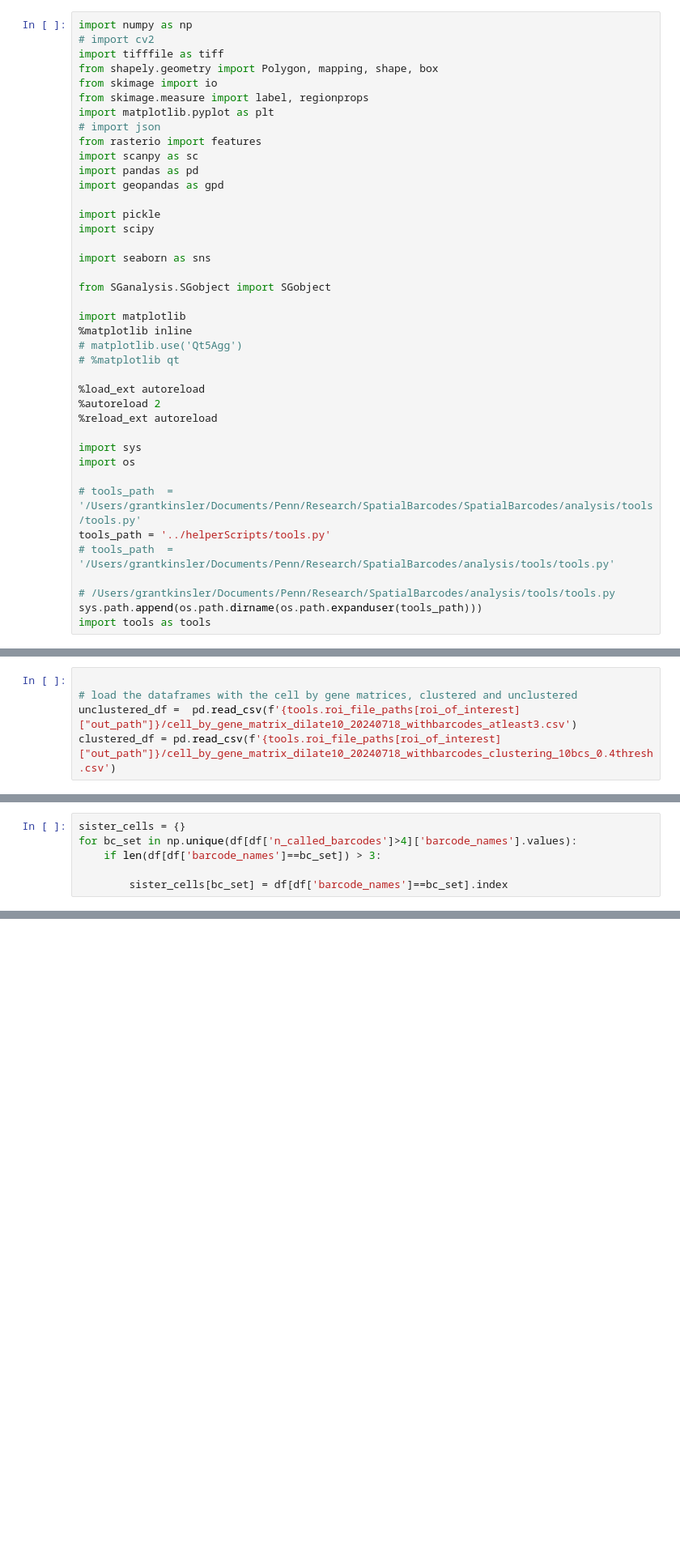
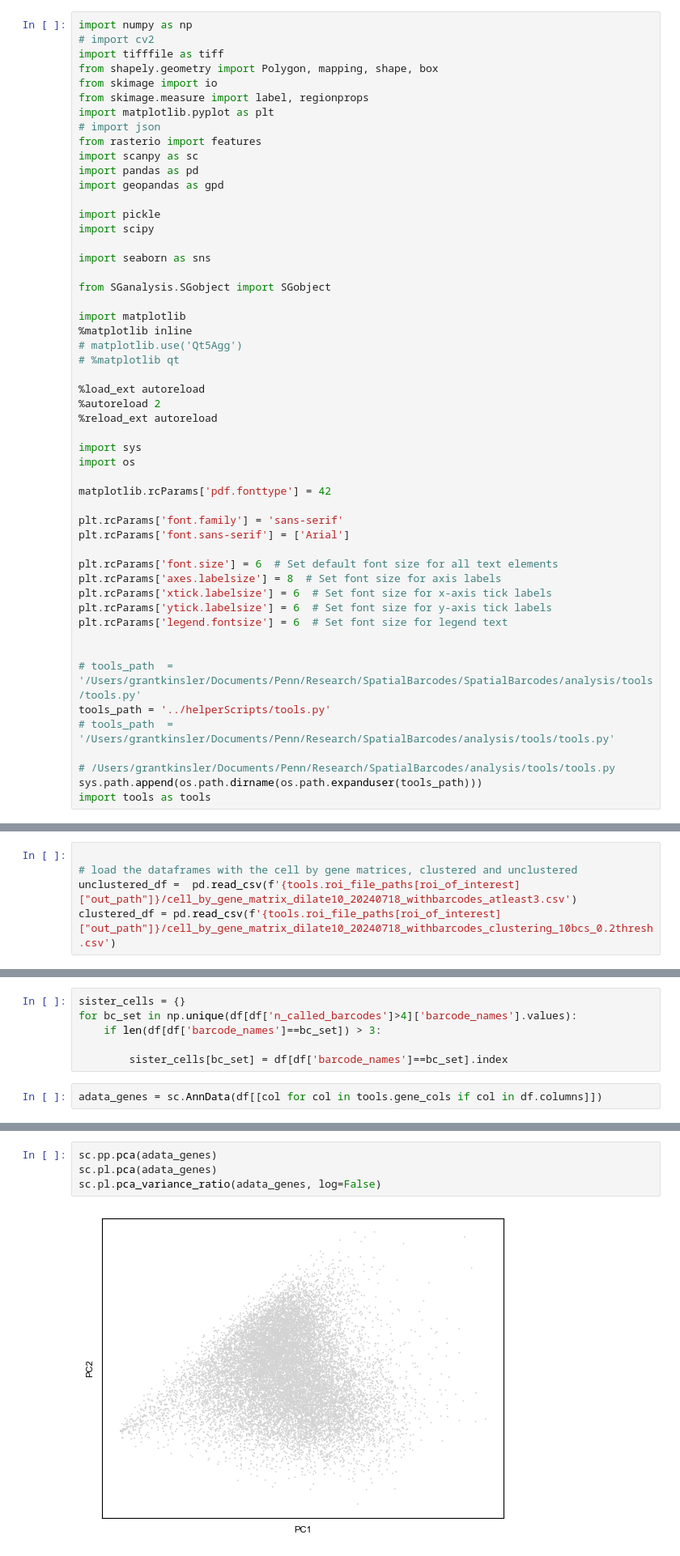
Before and after one commit to grantkinsler/SpatialBarcodes, a Jupyter notebook: paper/plotScripts/in_vitro_sister_similarity.ipynb, the cells around one changed output, grey strips where cells are left out. Shown at 81% size. Saved outputs shown, nothing was run; the diff lists cells and outputs as text; blank space fills up the shorter version.

```diff
--- a/paper/plotScripts/in_vitro_sister_similarity.ipynb
+++ b/paper/plotScripts/in_vitro_sister_similarity.ipynb
@@ -31,6 +31,18 @@ import matplotlib
 import sys
 import os
 
+matplotlib.rcParams['pdf.fonttype'] = 42
+
+plt.rcParams['font.family'] = 'sans-serif'
+plt.rcParams['font.sans-serif'] = ['Arial']
+
+plt.rcParams['font.size'] = 6  # Set default font size for all text elements
+plt.rcParams['axes.labelsize'] = 8  # Set font size for axis labels
+plt.rcParams['xtick.labelsize'] = 6  # Set font size for x-axis tick labels
+plt.rcParams['ytick.labelsize'] = 6  # Set font size for y-axis tick labels
+plt.rcParams['legend.fontsize'] = 6  # Set font size for legend text
+
+
 # tools_path  = '/Users/grantkinsler/Documents/Penn/Research/SpatialBarcodes/SpatialBarcodes/analysis/tools/tools.py'
 tools_path = '../helperScripts/tools.py'
 # tools_path  = '/Users/grantkinsler/Documents/Penn/Research/SpatialBarcodes/analysis/tools/tools.py'
@@ -48,7 +60,7 @@ with open(f'{tools.roi_file_paths[roi_of_interest]["out_path"]}/sg_object_dilate
 
 # load the dataframes with the cell by gene matrices, clustered and unclustered
 unclustered_df =  pd.read_csv(f'{tools.roi_file_paths[roi_of_interest]["out_path"]}/cell_by_gene_matrix_dilate10_20240718_withbarcodes_atleast3.csv')
-clustered_df = pd.read_csv(f'{tools.roi_file_paths[roi_of_interest]["out_path"]}/cell_by_gene_matrix_dilate10_20240718_withbarcodes_clustering_10bcs_0.4thresh.csv')
+clustered_df = pd.read_csv(f'{tools.roi_file_paths[roi_of_interest]["out_path"]}/cell_by_gene_matrix_dilate10_20240718_withbarcodes_clustering_10bcs_0.2thresh.csv')
 # %%
 # merge the clustered and unclustered dataframes
 cols_to_keep = ['object_id','bc_cluster','bc_cluster_n_bcs','bc_cluster_found_bcs','bc_cluster_bc_names']
@@ -86,3 +82,5 @@ for bc_set in np.unique(df[df['n_called_barcodes']>4]['barcode_names'].values):
     if len(df[df['barcode_names']==bc_set]) > 3:
 
         sister_cells[bc_set] = df[df['barcode_names']==bc_set].index
+# %%
+adata_genes = sc.AnnData(df[[col for col in tools.gene_cols if col in df.columns]])
@@ -88,0 +119,6 @@ for bc_set in np.unique(df[df['n_called_barcodes']>4]['barcode_names'].values):
+# %%
+sc.pp.pca(adata_genes)
+sc.pl.pca(adata_genes)
+sc.pl.pca_variance_ratio(adata_genes, log=False)
+# %% [output]
+[figure, added]
```
Also changed, not shown: parts of 26 cells of this notebook, 5 other files.
